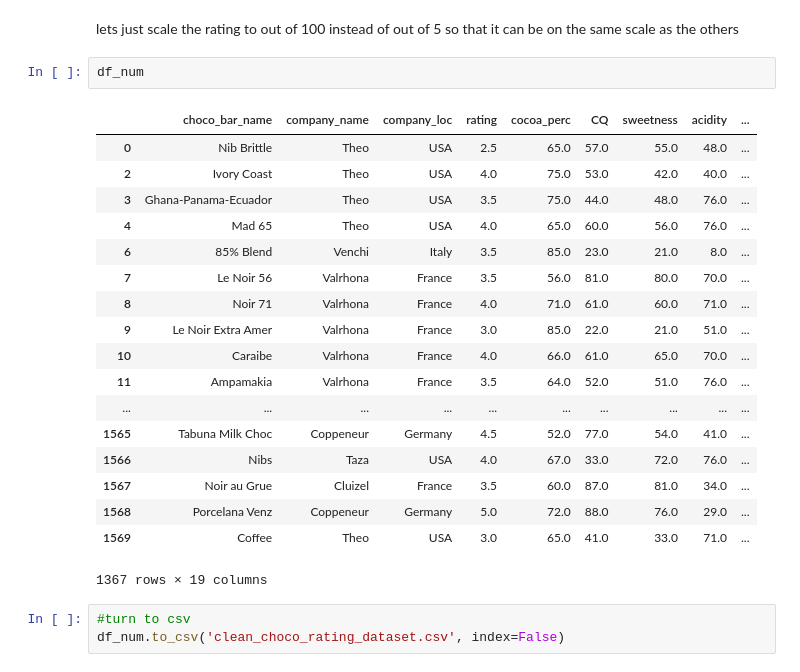
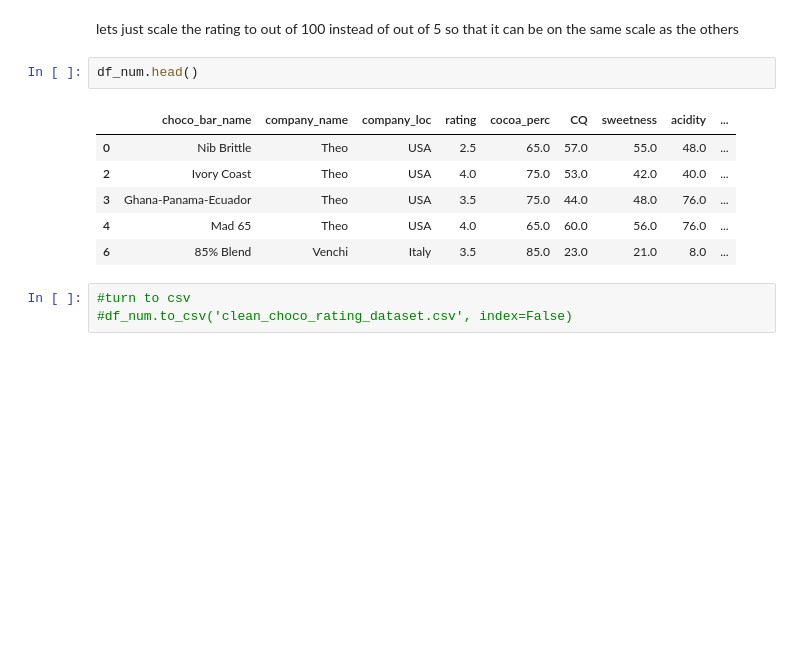
Before and after one commit to jeussantiago/chocolate_bar_rating, a Jupyter notebook: data/cocoa_clean.ipynb, the cells around one changed output. Cells and saved outputs as stored; diff of their text form; blank space fills up the shorter version.

Commit message:
cleaned

```diff
--- a/data/cocoa_clean.ipynb
+++ b/data/cocoa_clean.ipynb
@@ -405,26 +358,14 @@ looks good now
 # %% [markdown]
 lets just scale the rating to out of 100 instead of out of 5 so that it can be on the same scale as the others
 # %%
-df_num
+df_num.head()
 # %% [output]
 |  | choco_bar_name | company_name | company_loc | rating | cocoa_perc | CQ | sweetness | acidity | ... |
 | 0 | Nib Brittle | Theo | USA | 2.5 | 65.0 | 57.0 | 55.0 | 48.0 | ... |
 | 2 | Ivory Coast | Theo | USA | 4.0 | 75.0 | 53.0 | 42.0 | 40.0 | ... |
 | 3 | Ghana-Panama-Ecuador | Theo | USA | 3.5 | 75.0 | 44.0 | 48.0 | 76.0 | ... |
 | 4 | Mad 65 | Theo | USA | 4.0 | 65.0 | 60.0 | 56.0 | 76.0 | ... |
 | 6 | 85% Blend | Venchi | Italy | 3.5 | 85.0 | 23.0 | 21.0 | 8.0 | ... |
-| 7 | Le Noir 56 | Valrhona | France | 3.5 | 56.0 | 81.0 | 80.0 | 70.0 | ... |
-| 8 | Noir 71 | Valrhona | France | 4.0 | 71.0 | 61.0 | 60.0 | 71.0 | ... |
-| 9 | Le Noir Extra Amer | Valrhona | France | 3.0 | 85.0 | 22.0 | 21.0 | 51.0 | ... |
-| 10 | Caraibe | Valrhona | France | 4.0 | 66.0 | 61.0 | 65.0 | 70.0 | ... |
-| 11 | Ampamakia | Valrhona | France | 3.5 | 64.0 | 52.0 | 51.0 | 76.0 | ... |
-| ... | ... | ... | ... | ... | ... | ... | ... | ... | ... |
-| 1565 | Tabuna Milk Choc | Coppeneur | Germany | 4.5 | 52.0 | 77.0 | 54.0 | 41.0 | ... |
-| 1566 | Nibs | Taza | USA | 4.0 | 67.0 | 33.0 | 72.0 | 76.0 | ... |
-| 1567 | Noir au Grue | Cluizel | France | 3.5 | 60.0 | 87.0 | 81.0 | 34.0 | ... |
-| 1568 | Porcelana Venz | Coppeneur | Germany | 5.0 | 72.0 | 88.0 | 76.0 | 29.0 | ... |
-| 1569 | Coffee | Theo | USA | 3.0 | 65.0 | 41.0 | 33.0 | 71.0 | ... |
-1367 rows × 19 columns
 # %%
 #turn to csv
-df_num.to_csv('clean_choco_rating_dataset.csv', index=False)
+#df_num.to_csv('clean_choco_rating_dataset.csv', index=False)
```
Also changed, not shown: parts of 8 cells of this notebook, 3 other files.
